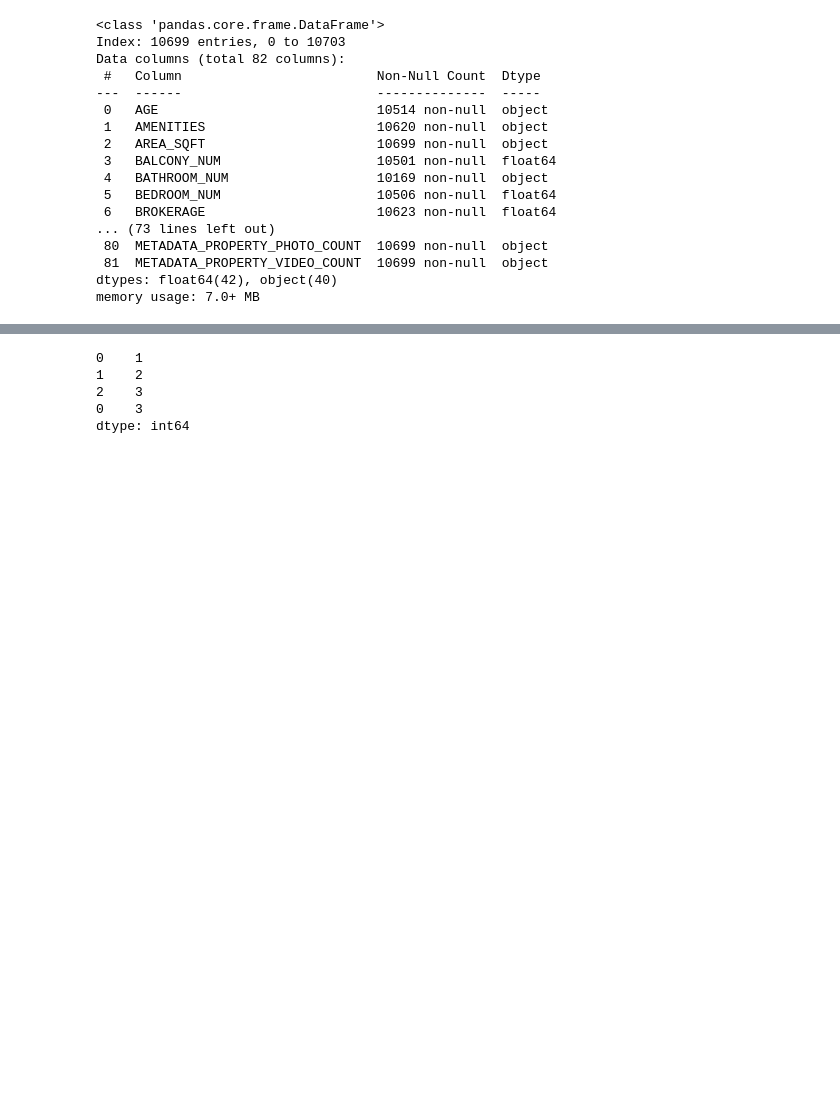
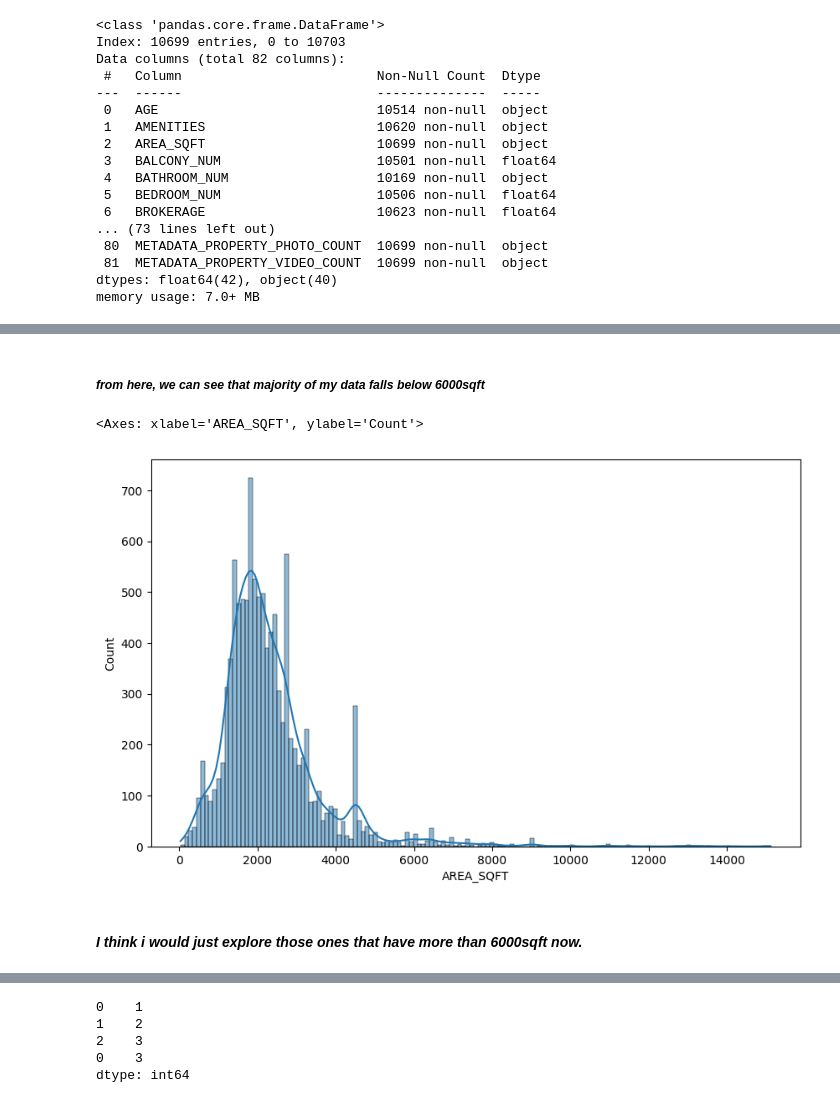
Before and after one commit to bolexyro/India-Property-Price-Prediction, a Jupyter notebook: Notebooks/main.ipynb, the cells around one changed output, grey strips where cells are left out. Cells and saved outputs as stored; diff of their text form; code cells hidden in the pictures; blank space fills up the shorter version.

```diff
--- a/Notebooks/main.ipynb
+++ b/Notebooks/main.ipynb
@@ -1431,0 +1675,10 @@ memory usage: 7.0+ MB
+# %% [markdown]
+##### _from here, we can see that majority of my data falls below 6000sqft_
+# %%
+fig = plt.figure(figsize=(10, 6))
+sns.histplot(x="AREA_SQFT", data=df, kde=True)
+# %% [output]
+<Axes: xlabel='AREA_SQFT', ylabel='Count'>
+[figure, added]
+# %% [markdown]
+#### _I think i would just explore those ones that have more than 6000sqft now._
```
Also changed, not shown: parts of 52 cells of this notebook, 2 other files.
